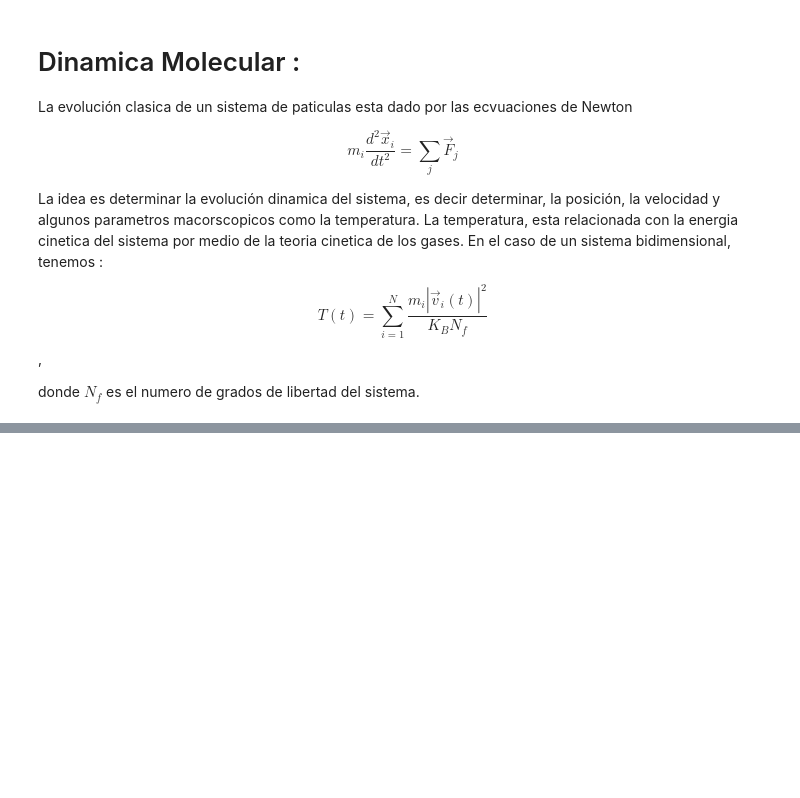
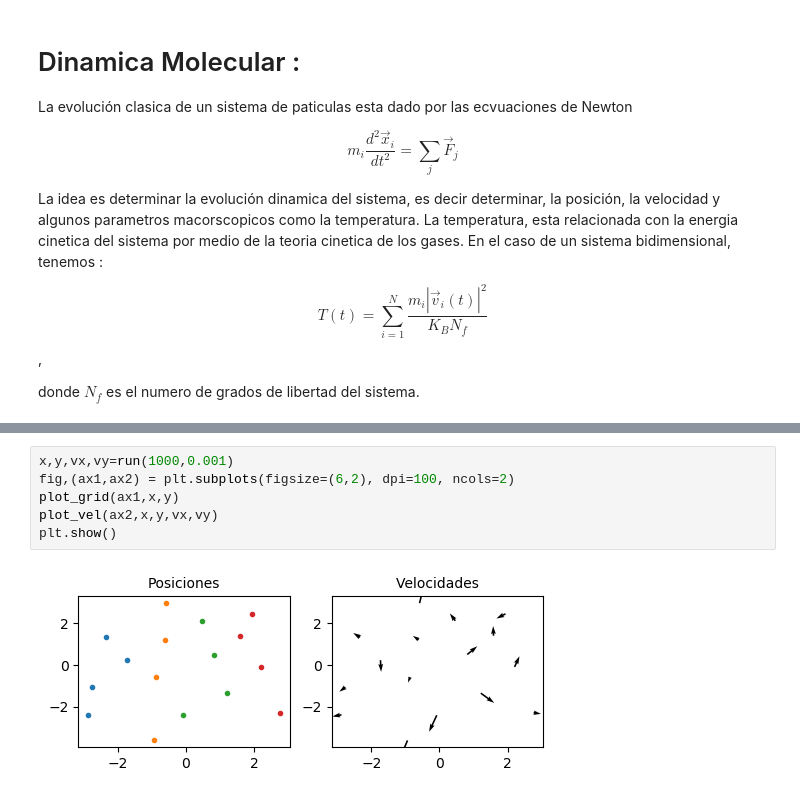
Before and after one commit to eilinlunam/Fisicoquimica-Computacional, a Jupyter notebook: Tarea_9_Dinámica_Molecular.ipynb, the cells around one changed output, grey strips where cells are left out. Drawn from its saved outputs; the diff is of its cells as text; blank space fills up the shorter version.

```diff
--- a/Tarea_9_Dinámica_Molecular.ipynb
+++ b/Tarea_9_Dinámica_Molecular.ipynb
@@ -152,0 +179,8 @@ plt.show()
+# %%
+x,y,vx,vy=run(1000,0.001)
+fig,(ax1,ax2) = plt.subplots(figsize=(6,2), dpi=100, ncols=2)
+plot_grid(ax1,x,y)
+plot_vel(ax2,x,y,vx,vy)
+plt.show()
+# %% [output]
+[figure, added]
```
Also changed, not shown: parts of 2 cells of this notebook.
